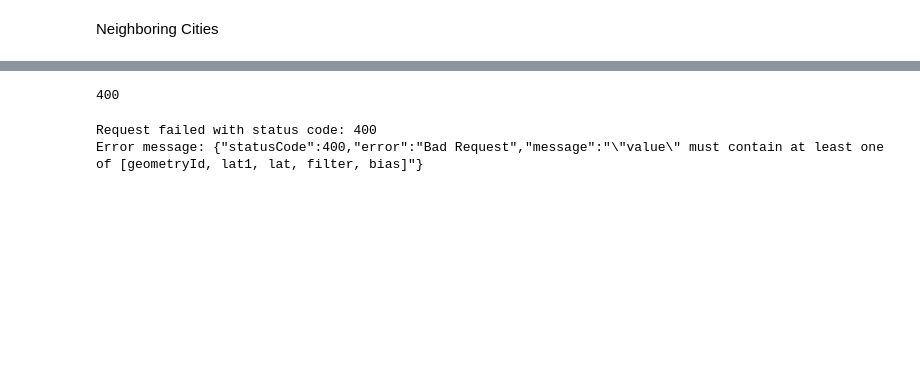
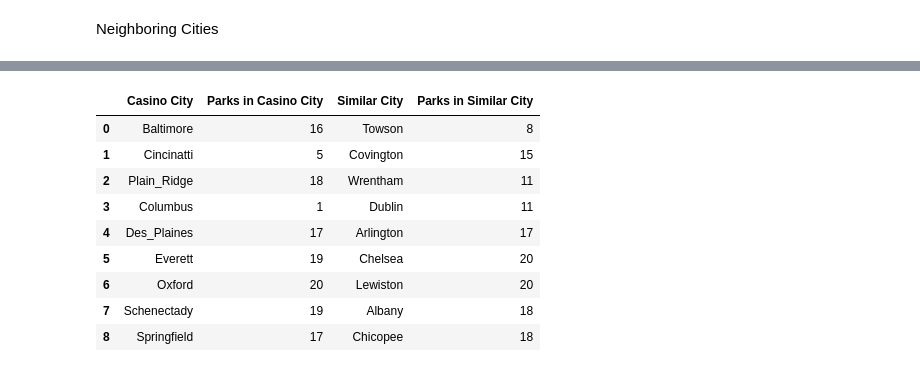
Before and after one commit to Ethan-sev/ET_Project, a Jupyter notebook: Ethan_Folder/Ethan.ipynb, the cells around one changed output, grey strips where cells are left out. Drawn from its saved outputs; the diff is of its cells as text; code cells hidden in the pictures; blank space fills up the shorter version.

```diff
--- a/Ethan_Folder/Ethan.ipynb
+++ b/Ethan_Folder/Ethan.ipynb
@@ -451,4 +344,13 @@ params = {
 }
 
 Dublin_response = requests.get(base_url, params= params)
-print(json.dumps(Dublin_response.json(), indent=4))
+Dublin_data = Dublin_response.json()
+unique_park_names = set()
+
+for feature in Dublin_data['features']:
+     if 'name' in feature['properties']:
+        park_name = feature['properties']['name']
+        unique_park_names.add(park_name)
+
+
+Dublin = (len(unique_park_names))
@@ -483,4 +367,13 @@ params = {
 }
 
 Wrentham_response = requests.get(base_url, params= params)
-print(json.dumps(Wrentham_response.json(), indent=4))
+Wrentham_data = Wrentham_response.json()
+unique_park_names = set()
+
+for feature in Wrentham_data['features']:
+     if 'name' in feature['properties']:
+        park_name = feature['properties']['name']
+        unique_park_names.add(park_name)
+
+
+Wrentham = (len(unique_park_names))
@@ -524,4 +399,4 @@ for feature in Covington_data['features']:
         Covington_park_names.add(park_name)
 
 
-print(len(Covington_park_names))
+covington = (len(Covington_park_names))
@@ -549,4 +422,4 @@ for feature in Towson_data['features']:
         unique_park_names.add(park_name)
 
 
-print(len(unique_park_names))
+towson = (len(unique_park_names))
@@ -589,27 +426,19 @@ plt.show()
-# %%
-base_url = "https://api.geoapify.com/v2/places"
-# parameters for casino
-params = {
-    "type": "accommodation.hotel",
-    "apiKey": Ethan_GeoApify_Key
-
-}
-
-response = requests.get(base_url, params= params)
-response.status_code
-# %% [output]
-400
-# %%
-response = requests.get(base_url, params=params)
-
-if response.status_code == 200:
-    # Request was successful
-    print("Request successful")
-    # Do something with the response, e.g., response.json()
-else:
-    # Request failed
-    print("Request failed with status code:", response.status_code)
-    print("Error message:", response.text)
-# %% [output]
-Request failed with status code: 400
-Error message: {"statusCode":400,"error":"Bad Request","message":"\"value\" must contain at least one of [geometryId, lat1, lat, filter, bias]"}
+# %%
+casino_df = pd.DataFrame({
+    'Casino City': ['Baltimore', 'Cincinatti', 'Plain_Ridge', 'Columbus', 'Des_Plaines', 'Everett', 'Oxford', 'Schenectady', 'Springfield'],
+    'Parks in Casino City': [Baltimore, Cinci, Plain_Ridge, Columbus, Des_Plaines, Everett, Oxford, Schenectady, Springfield ],
+    'Similar City': ['Towson', 'Covington', 'Wrentham', 'Dublin', 'Arlington', 'Chelsea', 'Lewiston', 'Albany', 'Chicopee'],
+    'Parks in Similar City': [towson, covington, Wrentham,Dublin, Arlington, Chelsea, Lewiston, Albany, Chicopee ]
+})
+casino_df
+# %% [output]
+|  | Casino City | Parks in Casino City | Similar City | Parks in Similar City |
+| 0 | Baltimore | 16 | Towson | 8 |
+| 1 | Cincinatti | 5 | Covington | 15 |
+| 2 | Plain_Ridge | 18 | Wrentham | 11 |
+| 3 | Columbus | 1 | Dublin | 11 |
+| 4 | Des_Plaines | 17 | Arlington | 17 |
+| 5 | Everett | 19 | Chelsea | 20 |
+| 6 | Oxford | 20 | Lewiston | 20 |
+| 7 | Schenectady | 19 | Albany | 18 |
+| 8 | Springfield | 17 | Chicopee | 18 |
```
Also changed, not shown: parts of 24 cells of this notebook.
